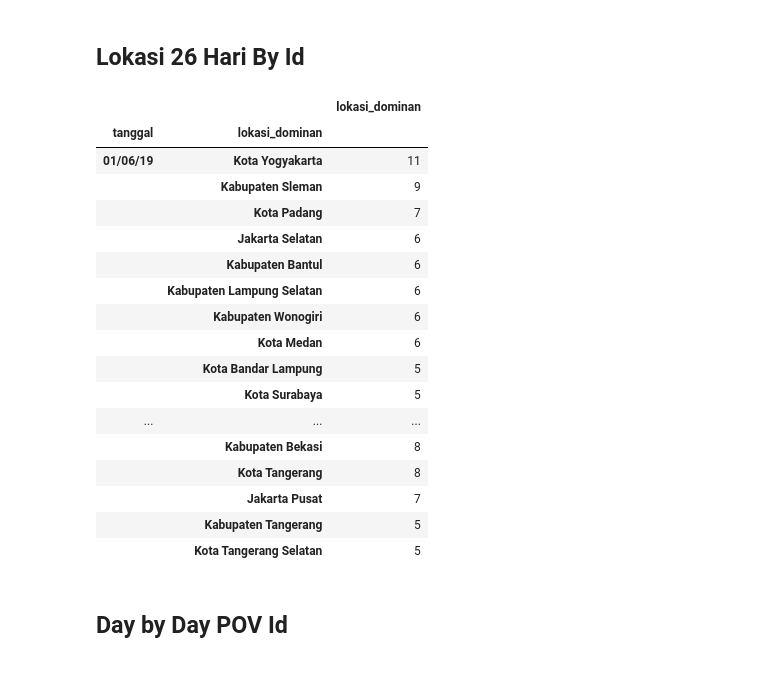
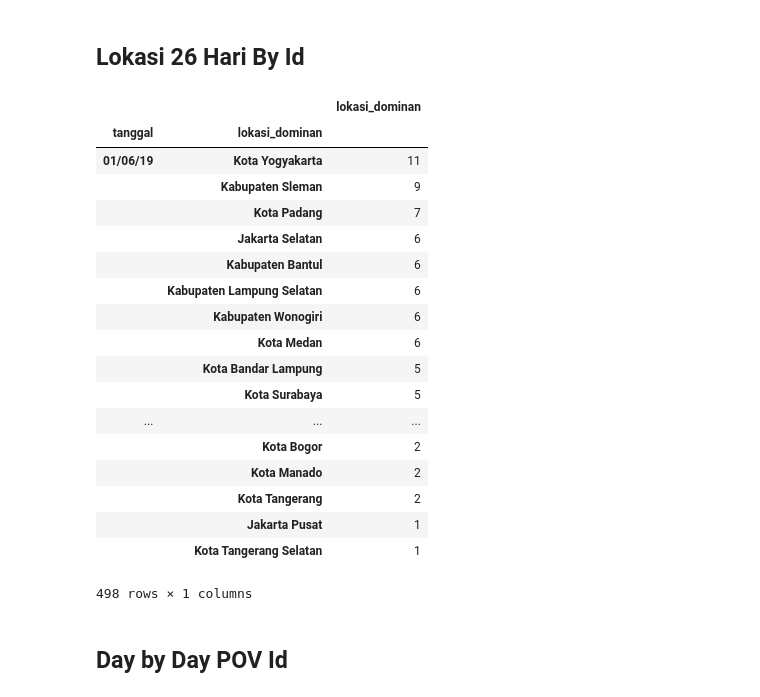
Before and after one commit to jojonicho/data-science-academy-submission, a Jupyter notebook: dsa.ipynb, the cells around one changed output. Cells and saved outputs as stored; diff of their text form; code cells hidden in the pictures.

```diff
--- a/dsa.ipynb
+++ b/dsa.ipynb
@@ -94,28 +94,29 @@ df.sort_values(by="divisi")
 ## Lokasi 26 Hari By Id
 # %%
 div = df.groupby("tanggal")["lokasi_dominan"]
-pd.set_option('display.max_rows',3000)
+pd.set_option('display.max_rows',50) #3000 to display all
 df_id = pd.DataFrame(div.value_counts())
 df_id
 # %% [output]
 |  |  | lokasi_dominan |
 | tanggal | lokasi_dominan |  |
 | 01/06/19 | Kota Yogyakarta | 11 |
 |  | Kabupaten Sleman | 9 |
 |  | Kota Padang | 7 |
 |  | Jakarta Selatan | 6 |
 |  | Kabupaten Bantul | 6 |
 |  | Kabupaten Lampung Selatan | 6 |
 |  | Kabupaten Wonogiri | 6 |
 |  | Kota Medan | 6 |
 |  | Kota Bandar Lampung | 5 |
 |  | Kota Surabaya | 5 |
 | ... | ... | ... |
-|  | Kabupaten Bekasi | 8 |
-|  | Kota Tangerang | 8 |
-|  | Jakarta Pusat | 7 |
-|  | Kabupaten Tangerang | 5 |
-|  | Kota Tangerang Selatan | 5 |
+|  | Kota Bogor | 2 |
+|  | Kota Manado | 2 |
+|  | Kota Tangerang | 2 |
+|  | Jakarta Pusat | 1 |
+|  | Kota Tangerang Selatan | 1 |
+498 rows × 1 columns
 # %% [markdown]
 ## Day by Day POV Id
 # %%
```
Also changed, not shown: parts of 5 cells of this notebook.
